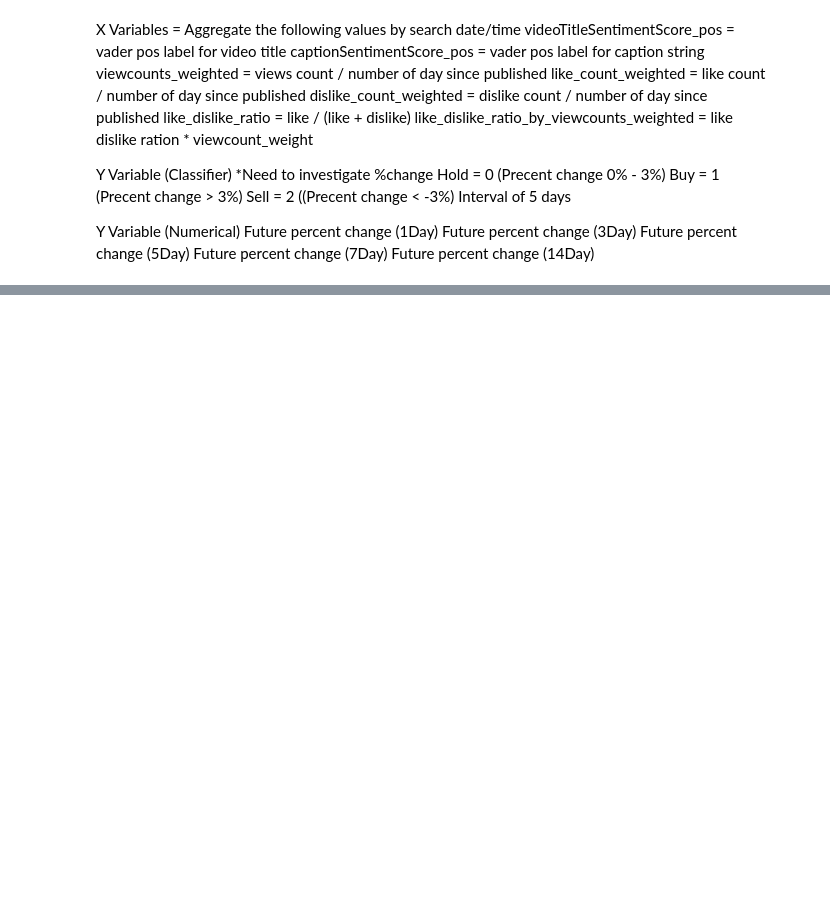
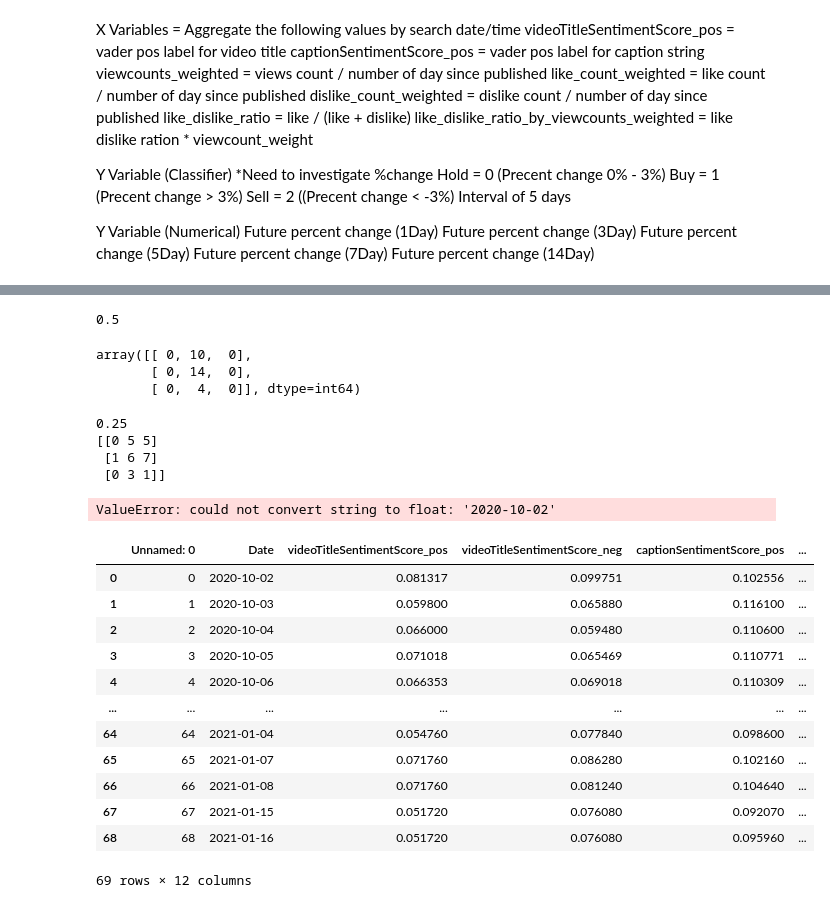
Before and after one commit to Cloblak/youtube_content_based_stock_prediction, a Jupyter notebook: 10_code/Model_v1.ipynb, the cells around one changed output, grey strips where cells are left out. Cells and saved outputs as stored; diff of their text form; code cells hidden in the pictures; blank space fills up the shorter version.

Commit message:
adding new cleaned data with sentiment scores as an inital data set to wrok from, and update model nb to begin working with models

```diff
--- a/10_code/Model_v1.ipynb
+++ b/10_code/Model_v1.ipynb
@@ -49,0 +29,5 @@ nvda[0]
+# %%
+#load cleaned and feature built data set
+nvidia_sent_df = pd.read_csv("../00_data/Cleaned_Sent_Data_16MAR_v3.gz", compression="gzip") #, index_col = "Date")
+# %%
+nvidia_sent_df = nvidia_sent_df.drop(["Date"], axis=1)
@@ -49,0 +44,8 @@ nvda[0]
+# %%
+test_slip_percentage = .30
+split_loc = int(len(nvidia_sent_df) - (len(nvidia_sent_df)* test_slip_percentage))
+X = nvidia_sent_df.iloc[0:,1:-4]
+X_train = nvidia_sent_df.iloc[0:split_loc,1:-4]
+y_train = nvidia_sent_df.iloc[0:split_loc,-2]
+X_test = nvidia_sent_df.iloc[split_loc:,1:-4]
+y_test = nvidia_sent_df.iloc[split_loc:,-2]
@@ -49,0 +153,44 @@ nvda[0]
+# %%
+inner_score
+# %% [output]
+0.5
+# %%
+cm
+# %% [output]
+array([[ 0, 10,  0],
+       [ 0, 14,  0],
+       [ 0,  4,  0]], dtype=int64)
+# %%
+clf = MLPClassifier(max_iter=2000).fit(scaler.transform(X_train), y_train)
+score = clf.score(scaler.transform(X_test), y_test)
+predictions = clf.predict(scaler.transform(X_test))
+cm = metrics.confusion_matrix(y_test, predictions)
+print(score)
+print(cm)
+# %% [output]
+0.25
+[[0 5 5]
+ [1 6 7]
+ [0 3 1]]
+# %%
+from sklearn import preprocessing
+
+scaler = preprocessing.StandardScaler().fit(X_train)
+# %% [output]
+ValueError: could not convert string to float: '2020-10-02'
+# %%
+X_train
+# %% [output]
+|  | Unnamed: 0 | Date | videoTitleSentimentScore_pos | videoTitleSentimentScore_neg | captionSentimentScore_pos | ... |
+| 0 | 0 | 2020-10-02 | 0.081317 | 0.099751 | 0.102556 | ... |
+| 1 | 1 | 2020-10-03 | 0.059800 | 0.065880 | 0.116100 | ... |
+| 2 | 2 | 2020-10-04 | 0.066000 | 0.059480 | 0.110600 | ... |
+| 3 | 3 | 2020-10-05 | 0.071018 | 0.065469 | 0.110771 | ... |
+| 4 | 4 | 2020-10-06 | 0.066353 | 0.069018 | 0.110309 | ... |
+| ... | ... | ... | ... | ... | ... | ... |
+| 64 | 64 | 2021-01-04 | 0.054760 | 0.077840 | 0.098600 | ... |
+| 65 | 65 | 2021-01-07 | 0.071760 | 0.086280 | 0.102160 | ... |
+| 66 | 66 | 2021-01-08 | 0.071760 | 0.081240 | 0.104640 | ... |
+| 67 | 67 | 2021-01-15 | 0.051720 | 0.076080 | 0.092070 | ... |
+| 68 | 68 | 2021-01-16 | 0.051720 | 0.076080 | 0.095960 | ... |
+69 rows × 12 columns
```
Also changed, not shown: parts of 21 cells of this notebook, 4 other files.
